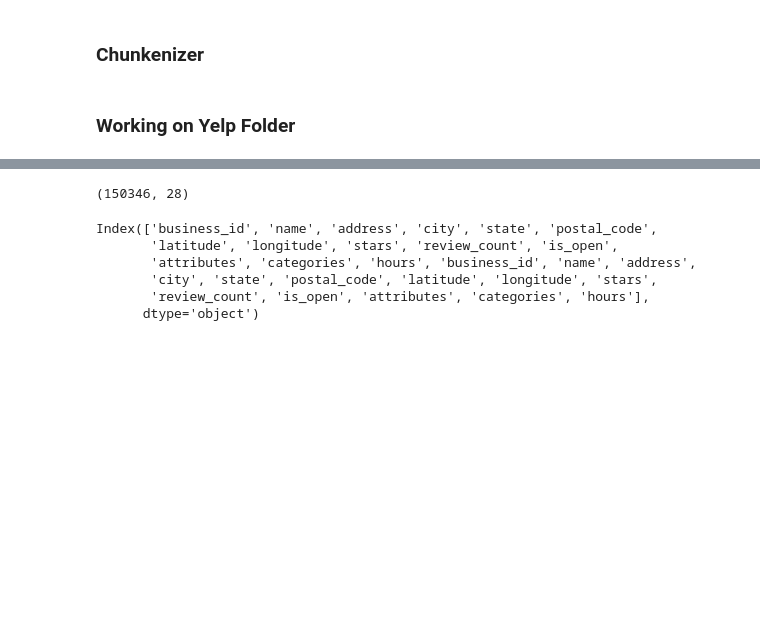
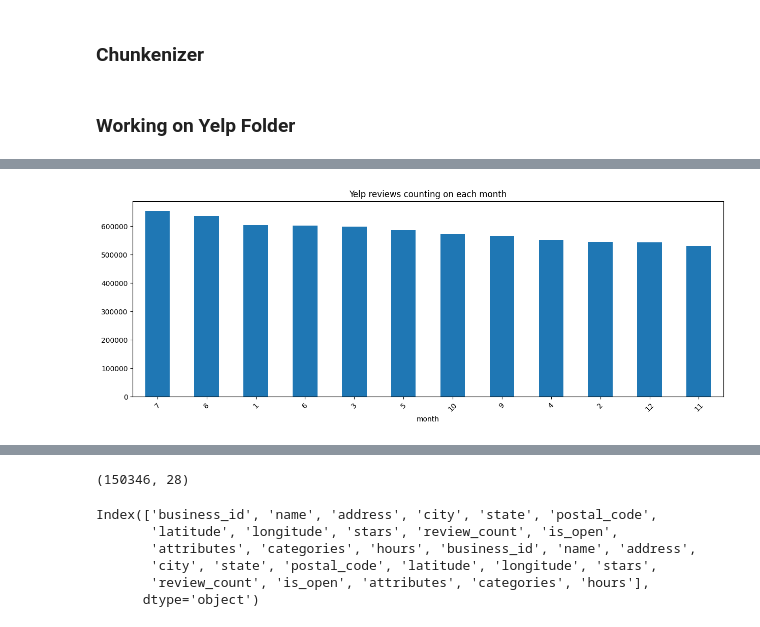
Before and after one commit to melodiromero/Google-Yelp, a Jupyter notebook: Sprint-1/Yelp/etl_eda.ipynb, the cells around one changed output, grey strips where cells are left out. Cells and saved outputs as stored; diff of their text form; code cells hidden in the pictures; blank space fills up the shorter version.

```diff
--- a/Sprint-1/Yelp/etl_eda.ipynb
+++ b/Sprint-1/Yelp/etl_eda.ipynb
@@ -659,0 +649,7 @@ len(yelp_2018["user_id"].unique())
+# %%
+yelp_review_df["month"].value_counts().plot(kind="bar",
+                                      rot=45,
+                                      title="Yelp reviews counting on each month",
+                                      figsize=(15, 5));
+# %% [output]
+[figure, added]
```
Also changed, not shown: parts of 20 cells of this notebook, 1 other file.
